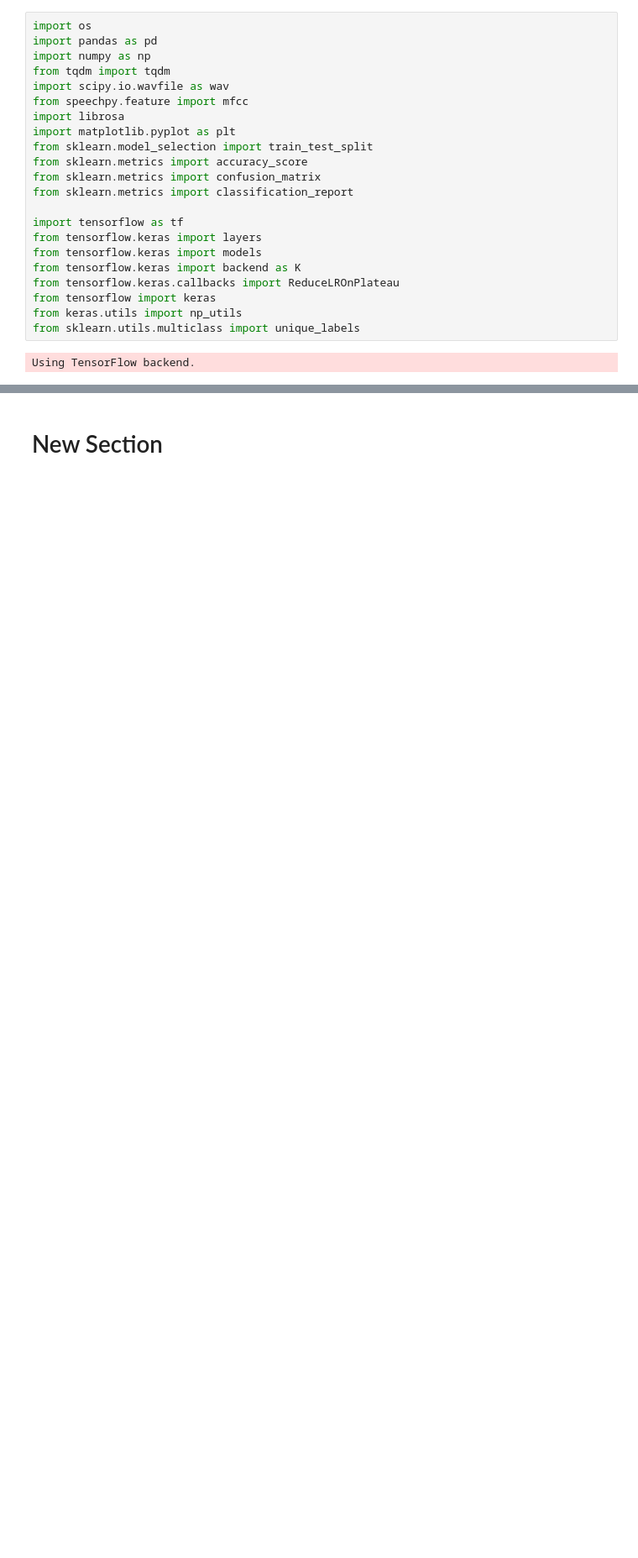
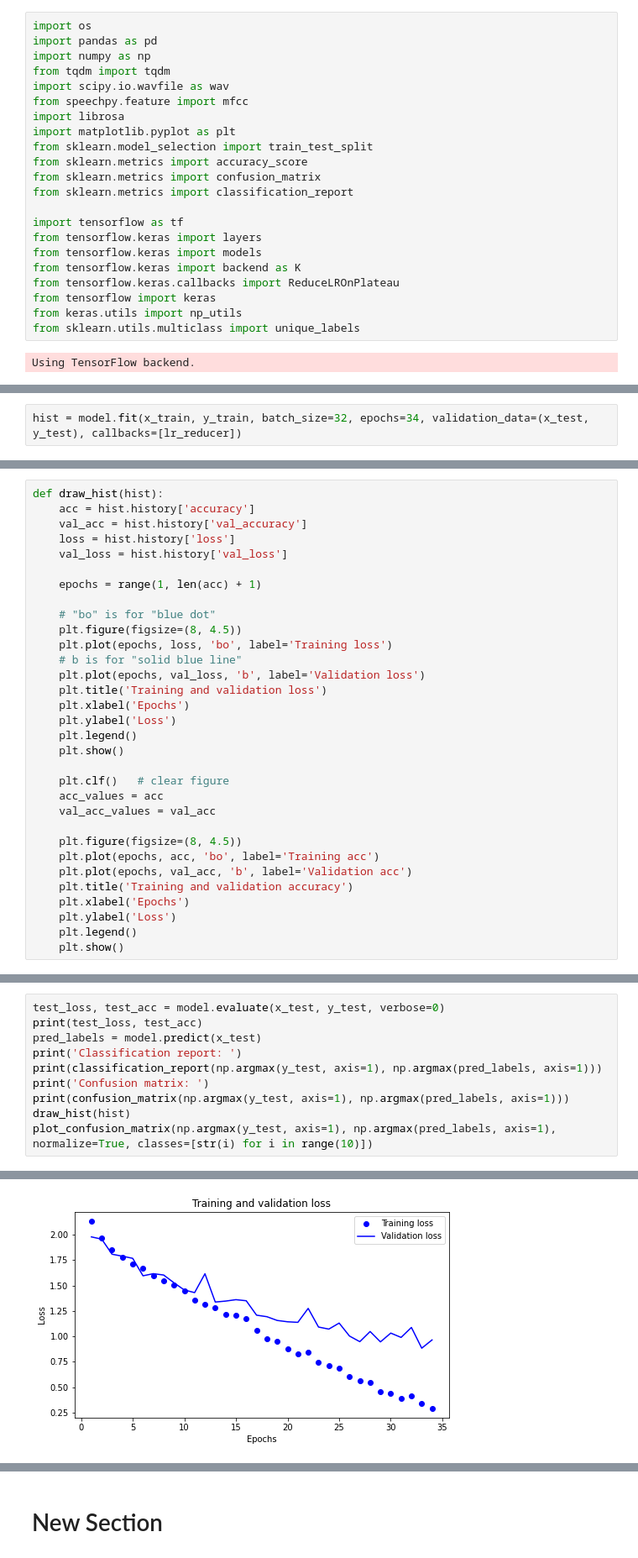
Before and after one commit to Yunhua468/Audio-Visual-Emotion-and-Sentiment-Research, a Jupyter notebook: Notebooks/Yunhua/Audio_in_video.ipynb, the cells around one changed output, grey strips where cells are left out. Shown at 84% size. Cells and saved outputs as stored; diff of their text form; blank space fills up the shorter version.

```diff
--- a/Notebooks/Yunhua/Audio_in_video.ipynb
+++ b/Notebooks/Yunhua/Audio_in_video.ipynb
@@ -115,0 +333,2 @@ FileNotFoundError: ignored
+# %%
+hist = model.fit(x_train, y_train, batch_size=32, epochs=34, validation_data=(x_test, y_test), callbacks=[lr_reducer])
@@ -115,0 +353,32 @@ FileNotFoundError: ignored
+# %%
+def draw_hist(hist):
+    acc = hist.history['accuracy']
+    val_acc = hist.history['val_accuracy']
+    loss = hist.history['loss']
+    val_loss = hist.history['val_loss']
+
+    epochs = range(1, len(acc) + 1)
+
+    # "bo" is for "blue dot"
+    plt.figure(figsize=(8, 4.5))
+    plt.plot(epochs, loss, 'bo', label='Training loss')
+    # b is for "solid blue line"
+    plt.plot(epochs, val_loss, 'b', label='Validation loss')
+    plt.title('Training and validation loss')
+    plt.xlabel('Epochs')
+    plt.ylabel('Loss')
+    plt.legend()
+    plt.show()
+
+    plt.clf()   # clear figure
+    acc_values = acc
+    val_acc_values = val_acc
+
+    plt.figure(figsize=(8, 4.5))
+    plt.plot(epochs, acc, 'bo', label='Training acc')
+    plt.plot(epochs, val_acc, 'b', label='Validation acc')
+    plt.title('Training and validation accuracy')
+    plt.xlabel('Epochs')
+    plt.ylabel('Loss')
+    plt.legend()
+    plt.show()
@@ -115,0 +441,11 @@ FileNotFoundError: ignored
+# %%
+test_loss, test_acc = model.evaluate(x_test, y_test, verbose=0)
+print(test_loss, test_acc)
+pred_labels = model.predict(x_test)
+print('Classification report: ')
+print(classification_report(np.argmax(y_test, axis=1), np.argmax(pred_labels, axis=1)))
+print('Confusion matrix: ')
+print(confusion_matrix(np.argmax(y_test, axis=1), np.argmax(pred_labels, axis=1)))
+draw_hist(hist)
+plot_confusion_matrix(np.argmax(y_test, axis=1), np.argmax(pred_labels, axis=1), normalize=True, classes=[str(i) for i in range(10)])
+# %% [output]
@@ -115,0 +469 @@ FileNotFoundError: ignored
+[figure, added]
```
Also changed, not shown: parts of 44 cells of this notebook.
